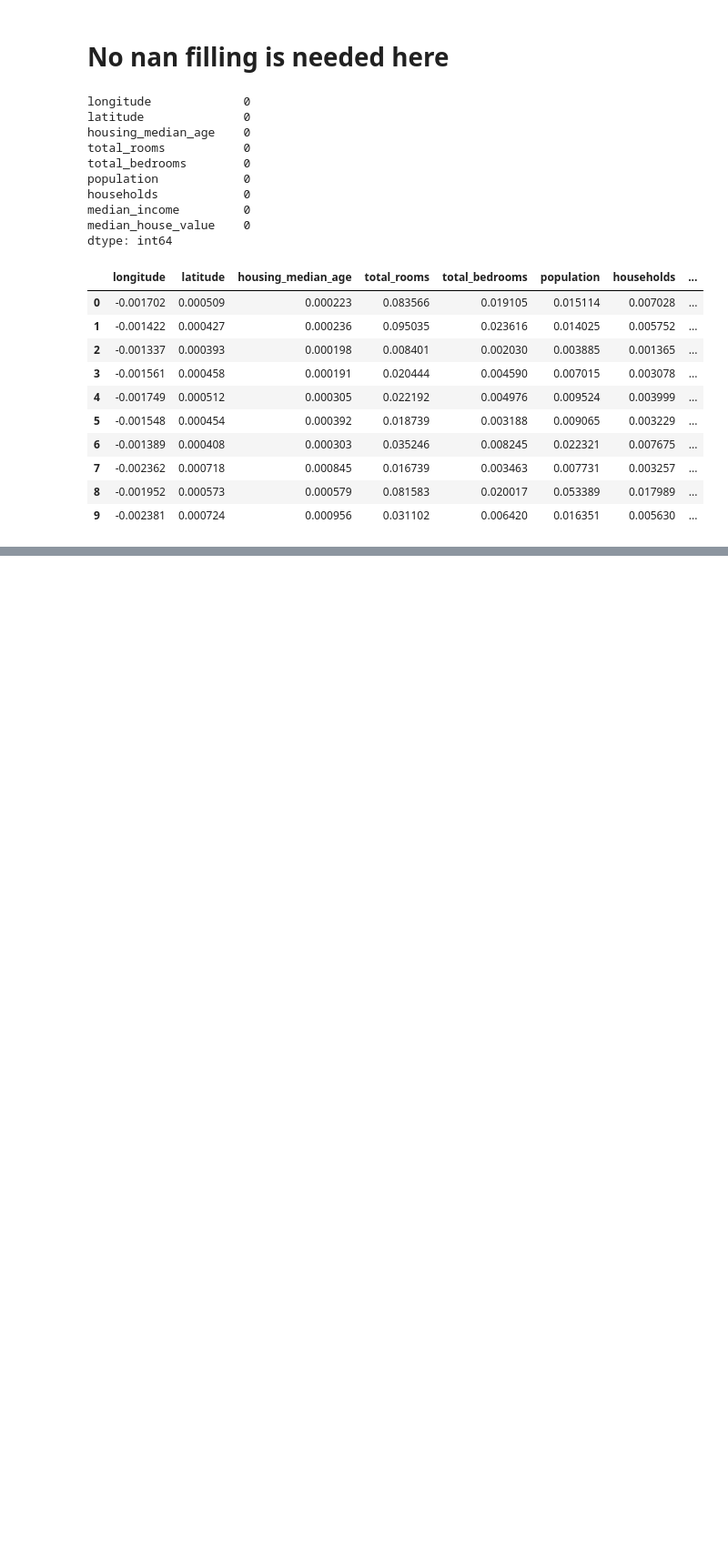
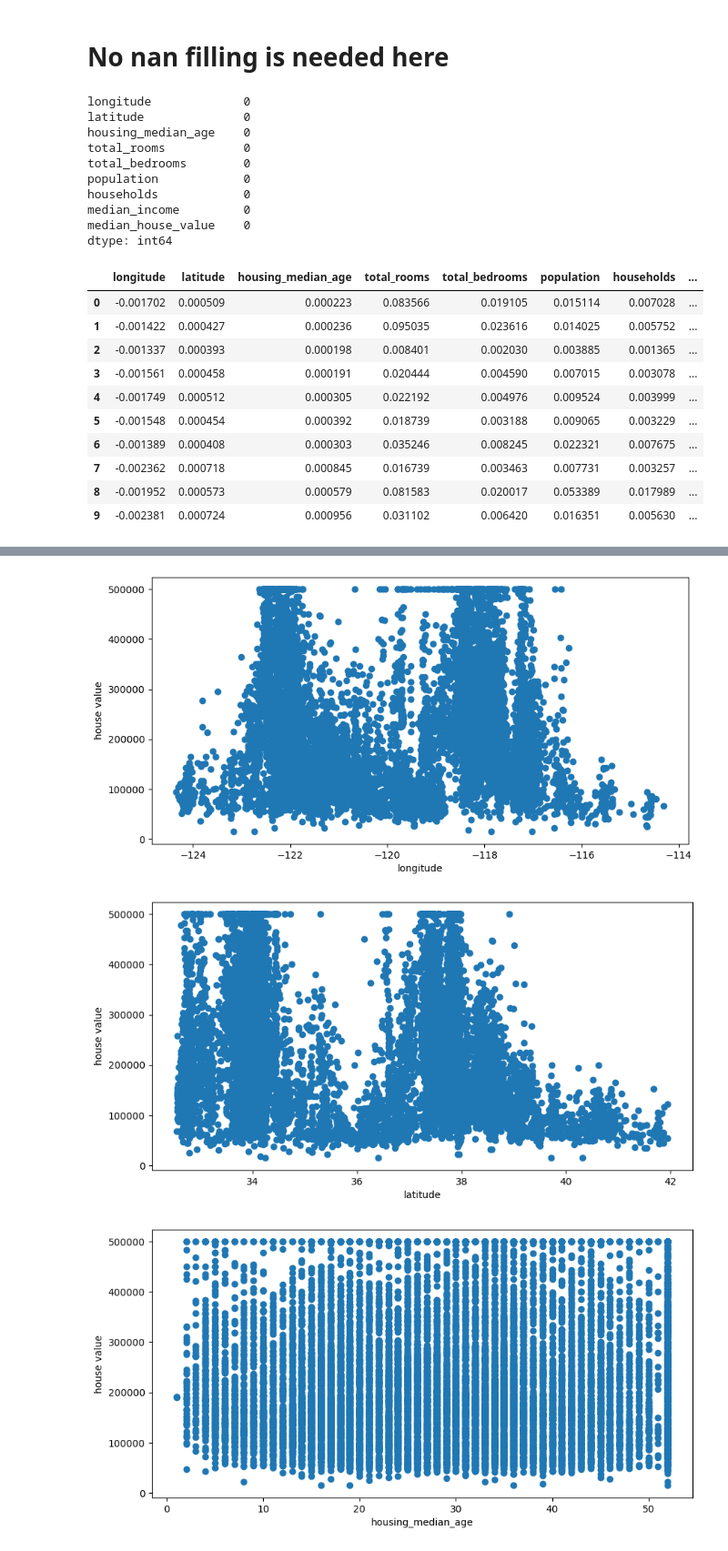
Before and after one commit to Abtinz/ArtificialNeuralNetworks-CI, a Jupyter notebook: California_project_task_1.ipynb, the cells around one changed output, grey strips where cells are left out. Shown: that part at 91% size. Drawn from its saved outputs; the diff is of its cells as text; code cells hidden in the pictures; blank space fills up the shorter version.

```diff
--- a/California_project_task_1.ipynb
+++ b/California_project_task_1.ipynb
@@ -75,0 +87,13 @@ normalized_df.head(10)
+# %%
+for col in df.columns:
+    if col != "median_house_value":
+        plt.figure(figsize=(10,5))
+        plt.scatter(df[col], df.median_house_value)
+        plt.xlabel(col)
+        plt.ylabel("house value")
+        plt.savefig('/home/yourusername/plots/{col}.png')
+        plt.show()
+# %% [output]
+[figure, added]
+[figure, added]
+[figure, added]
```
Also changed, not shown: parts of 3 cells of this notebook, 8 other files.
